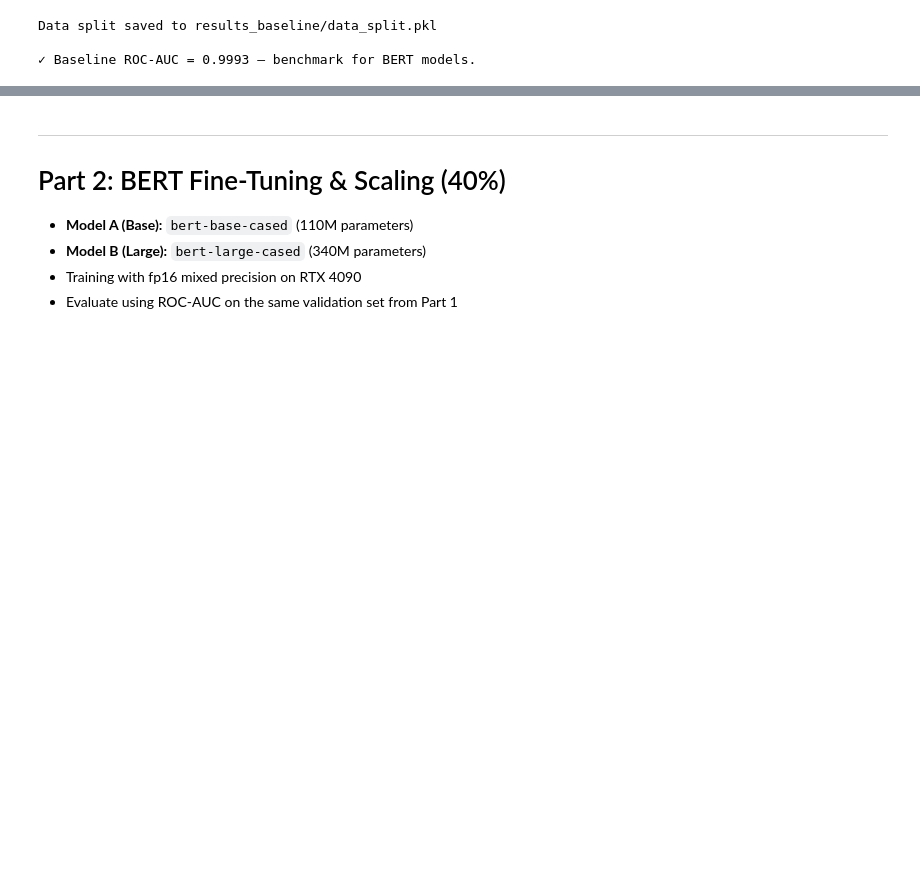
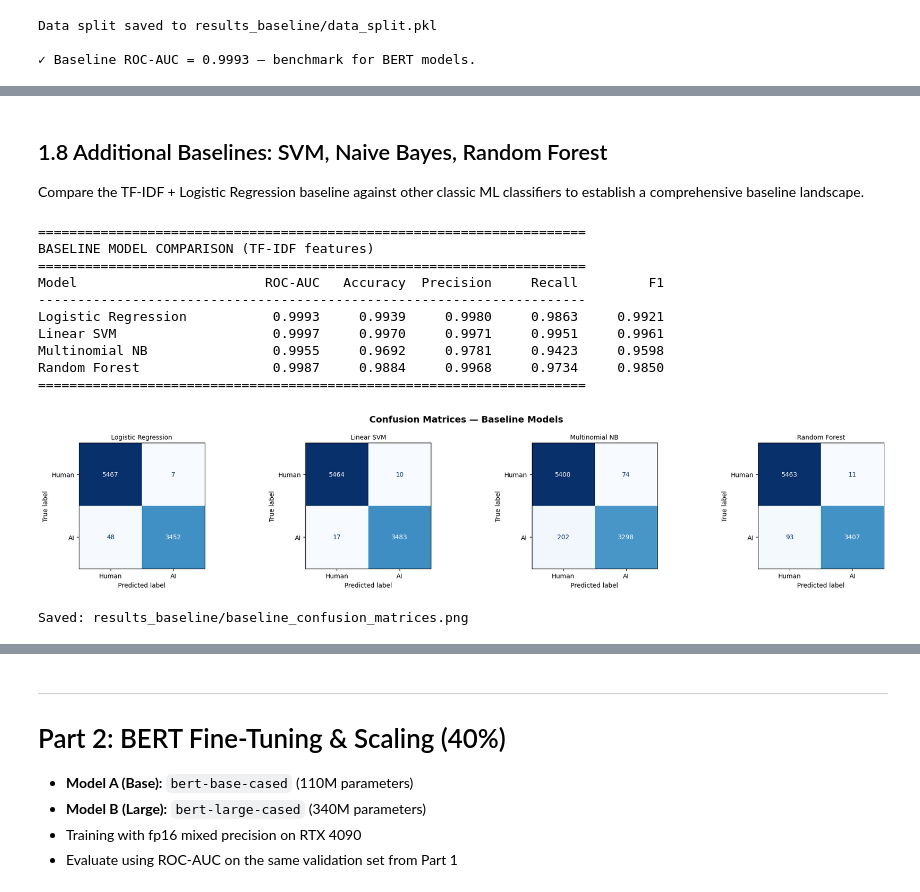
Before and after one commit to fader2077/Recurrent-Neural-Network-and-Transformer-HW, a Jupyter notebook: hw2/HW2.ipynb, the cells around one changed output, grey strips where cells are left out. Drawn from its saved outputs; the diff is of its cells as text; code cells hidden in the pictures; blank space fills up the shorter version.

Commit message:
HW2: Enhanced experiments - statistical EDA, multiple baselines, BERT ablation studies, iterative adversarial attacks, comprehensive analysis

```diff
--- a/hw2/HW2.ipynb
+++ b/hw2/HW2.ipynb
@@ -252,0 +300,67 @@ Data split saved to results_baseline/data_split.pkl
+# %% [markdown]
+## 1.8 Additional Baselines: SVM, Naive Bayes, Random Forest
+
+Compare the TF-IDF + Logistic Regression baseline against other classic ML classifiers to establish a comprehensive baseline landscape.
+# %%
+from sklearn.svm import LinearSVC
+from sklearn.naive_bayes import MultinomialNB
+from sklearn.ensemble import RandomForestClassifier
+from sklearn.calibration import CalibratedClassifierCV
+from sklearn.metrics import confusion_matrix, ConfusionMatrixDisplay
+
+classifiers = {
+    "Logistic Regression": LogisticRegression(solver='liblinear', max_iter=1000, C=1.0),
+    "Linear SVM": CalibratedClassifierCV(LinearSVC(max_iter=2000, C=1.0)),
+    "Multinomial NB": MultinomialNB(alpha=0.1),
+    "Random Forest": RandomForestClassifier(n_estimators=200, max_depth=50, random_state=42, n_jobs=-1),
+}
+
+baseline_results = {}
+print("=" * 70)
+print("BASELINE MODEL COMPARISON (TF-IDF features)")
+print("=" * 70)
+print(f"{'Model':<25} {'ROC-AUC':>10} {'Accuracy':>10} {'Precision':>10} {'Recall':>10} {'F1':>10}")
+print("-" * 70)
+
+fig, axes = plt.subplots(1, 4, figsize=(20, 4))
+for idx, (name, model) in enumerate(classifiers.items()):
+    model.fit(X_train_tfidf, y_train)
+    if hasattr(model, "predict_proba"):
+        proba = model.predict_proba(X_val_tfidf)[:, 1]
+    else:
+        proba = model.decision_function(X_val_tfidf)
+    preds = model.predict(X_val_tfidf)
+
+    auc_score = roc_auc_score(y_val, proba)
+    acc = accuracy_score(y_val, preds)
+    from sklearn.metrics import precision_score, recall_score, f1_score
+    prec = precision_score(y_val, preds)
+    rec = recall_score(y_val, preds)
+    f1 = f1_score(y_val, preds)
+    baseline_results[name] = {"auc": auc_score, "accuracy": acc, "precision": prec, "recall": rec, "f1": f1, "proba": proba, "preds": preds}
+    print(f"{name:<25} {auc_score:>10.4f} {acc:>10.4f} {prec:>10.4f} {rec:>10.4f} {f1:>10.4f}")
+
+    # Confusion matrix
+    cm = confusion_matrix(y_val, preds)
+    ConfusionMatrixDisplay(cm, display_labels=["Human", "AI"]).plot(ax=axes[idx], cmap="Blues", colorbar=False)
+    axes[idx].set_title(name, fontsize=10)
+
+print("=" * 70)
+plt.suptitle("Confusion Matrices — Baseline Models", fontsize=14, fontweight='bold')
+plt.tight_layout()
+plt.savefig(os.path.join(OUTPUT_DIR_BASELINE, "baseline_confusion_matrices.png"), dpi=150, bbox_inches='tight')
+plt.show()
+print(f"Saved: {OUTPUT_DIR_BASELINE}/baseline_confusion_matrices.png")
+# %% [output]
+======================================================================
+BASELINE MODEL COMPARISON (TF-IDF features)
+======================================================================
+Model                        ROC-AUC   Accuracy  Precision     Recall         F1
+----------------------------------------------------------------------
+Logistic Regression           0.9993     0.9939     0.9980     0.9863     0.9921
+Linear SVM                    0.9997     0.9970     0.9971     0.9951     0.9961
+Multinomial NB                0.9955     0.9692     0.9781     0.9423     0.9598
+Random Forest                 0.9987     0.9884     0.9968     0.9734     0.9850
+======================================================================
+[figure, added]
+Saved: results_baseline/baseline_confusion_matrices.png
```
Also changed, not shown: parts of 19 cells of this notebook, 7 other files.
